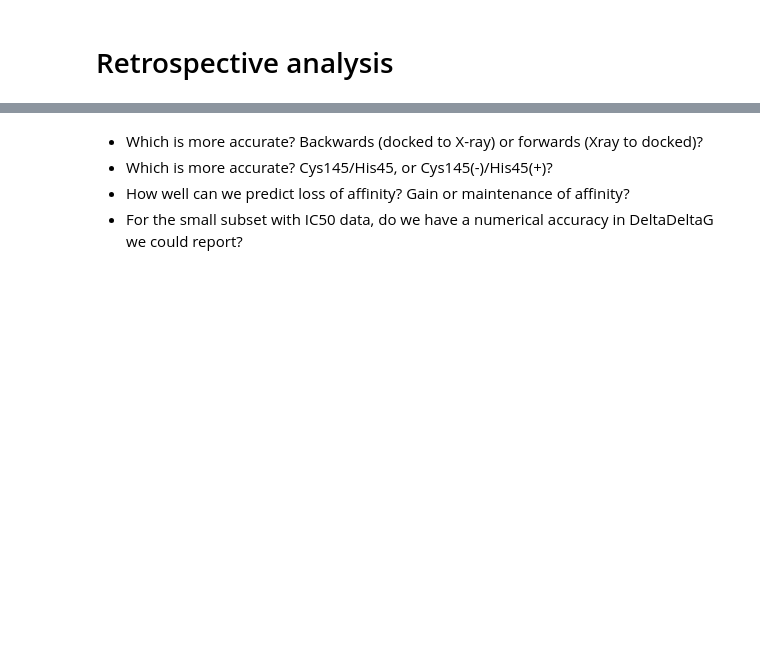
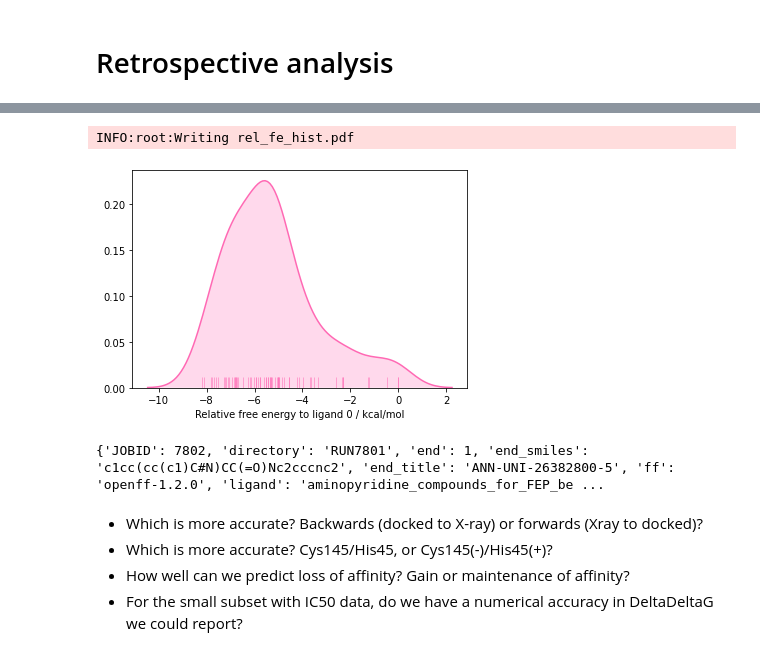
Before and after one commit to choderalab/PersesAtFoldingAtHome, a Jupyter notebook: 13420/ANALYSIS-retrospective.ipynb, the cells around one changed output, grey strips where cells are left out. Saved outputs shown, nothing was run; the diff lists cells and outputs as text; code cells hidden in the pictures; blank space fills up the shorter version.

```diff
--- a/13420/ANALYSIS-retrospective.ipynb
+++ b/13420/ANALYSIS-retrospective.ipynb
@@ -154,0 +66,9 @@ Cant calculate RUN7977 complex
+# %%
+ligand_result = {0: (0.,0.,0.)}
+
+# TODO -- this assumes that everything is star-shaped, linked to ligand 0. If it's not, the values in ligand_result and ligand_result_uncertainty won't be correct.
+for d in output.values():
+
+    if "complex_fes" in d and "solvent_fes" in d:
+        ligand_result[d["end"]] = (np.mean(d['binding_fe'][0]),d['binding_fe'][1], d['binding_fe'][2] )
+#         print(d['binding_fe'][2])
@@ -155 +146,38 @@ Cant calculate RUN7977 complex
+# %%
+from perses.analysis.fah_plotting import plot_relative_distribution
+
+# def plot_relative_distribution(relative_fes, bins=100, title="rel_fe_hist"):
+#     """ Plots the distribution of relative free energies
+
+#     Parameters
+#     ----------
+#     relative_fes : list
+#         Relative free energies in kcal/mol
+#     bins : int, default=100
+#         Number of bins for histogramming
+
+
+#     """
+#     sns.kdeplot(
+#         relative_fes, shade=True, color="hotpink")
+#     sns.rugplot(
+#         relative_fes,
+#         color="hotpink",
+#         alpha=0.5,
+#         label=f"N={len(relative_fes)}",
+#     )
+#     plt.xlabel("Relative free energy to ligand 0 / kcal/mol")
+#     _produce_plot(title)
+
+free_energies = [x[0] for x in ligand_result.values()]
+
+plot_relative_distribution(free_energies,bins=20)
+plt.show()
+# %% [output]
+INFO:root:Writing rel_fe_hist.pdf
+[figure, added]
+# %%
+print(output['7802'])
+# %% [output]
+{'JOBID': 7802, 'directory': 'RUN7801', 'end': 1, 'end_smiles': 'c1cc(cc(c1)C#N)CC(=O)Nc2cccnc2', 'end_title': 'ANN-UNI-26382800-5', 'ff': 'openff-1.2.0', 'ligand': 'aminopyridine_compounds_for_FEP_be ...
 # %%
```
Also changed, not shown: parts of 26 cells of this notebook.
